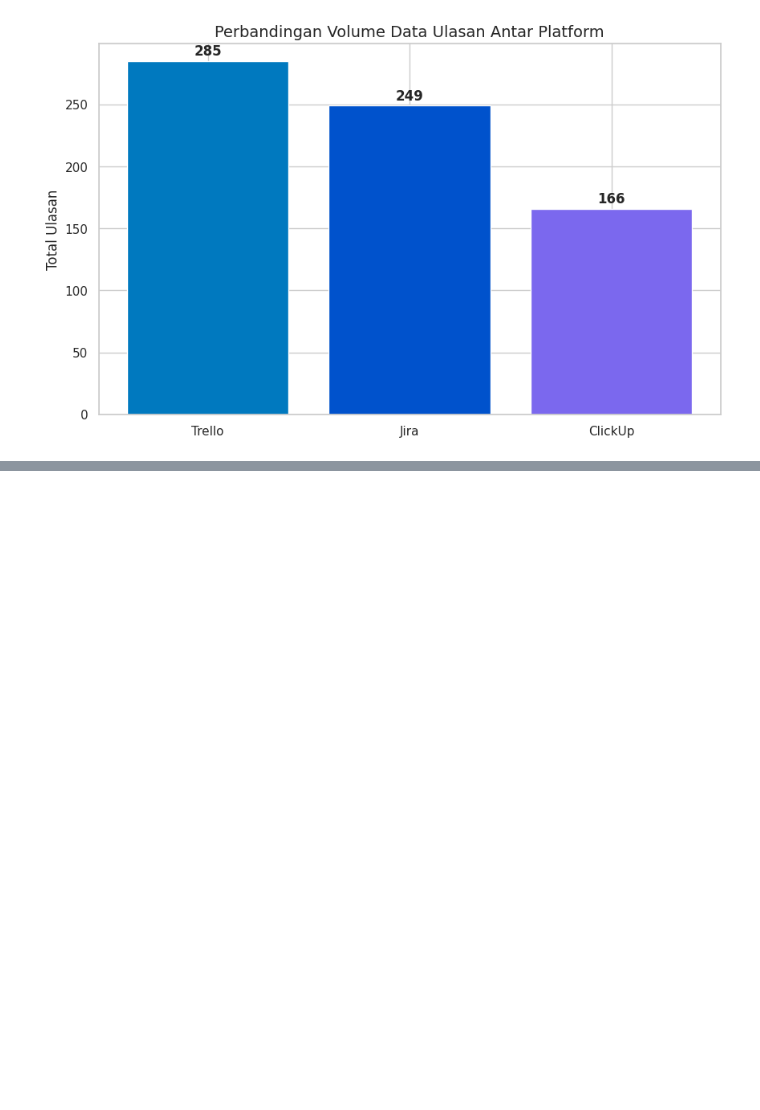
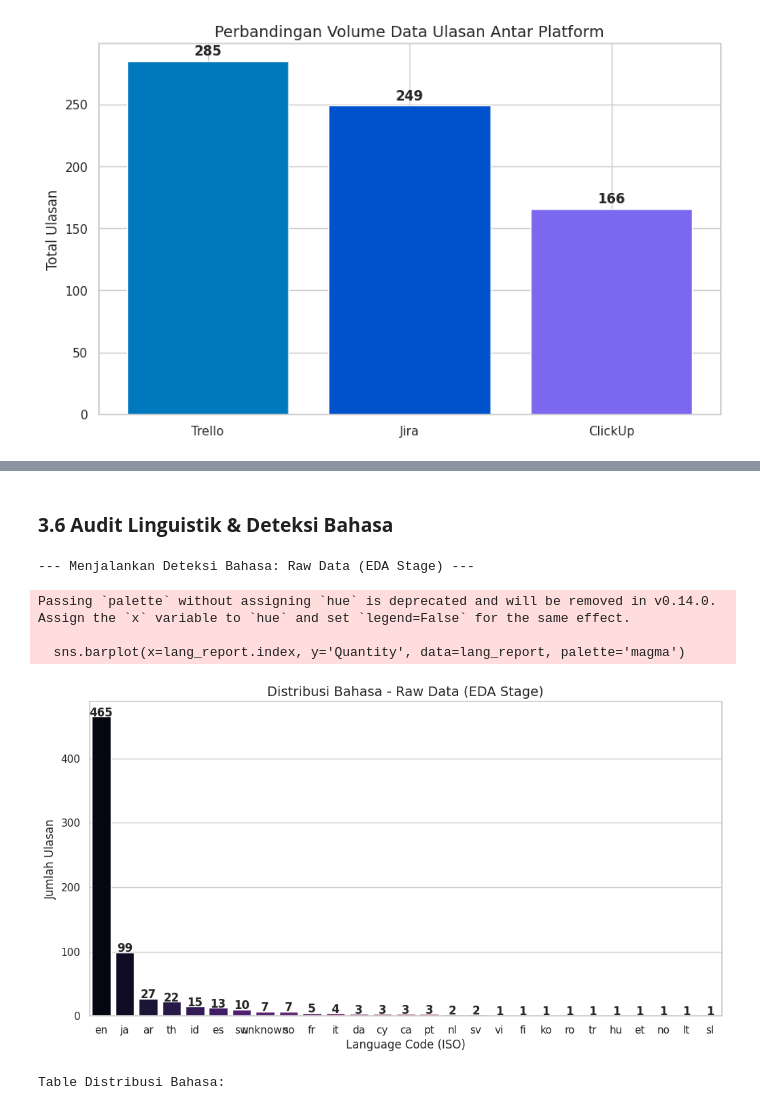
Before and after one commit to LatiefDataVisionary/pm-tools-absa-analysis, a Jupyter notebook: notebook/absa_x.ipynb, the cells around one changed output, grey strips where cells are left out. Drawn from its saved outputs; the diff is of its cells as text; code cells hidden in the pictures; blank space fills up the shorter version.

```diff
--- a/notebook/absa_x.ipynb
+++ b/notebook/absa_x.ipynb
@@ -282,0 +392,70 @@ compare_platform_volume(platform_comparison)
+# %% [markdown]
+### **3.6 Audit Linguistik & Deteksi Bahasa**
+# %%
+!pip install langdetect -q
+from langdetect import detect, DetectorFactory
+from collections import Counter
+import pandas as pd
+import matplotlib.pyplot as plt
+import seaborn as sns
+
+# Ensure reproducible results
+DetectorFactory.seed = 42
+
+def detect_language_distribution(df, title_label=""):
+    """
+    Detects languages in the 'text' column and provides a professional statistical summary.
+    """
+    def safe_detect(text):
+        try:
+            if pd.isna(text) or text.strip() == "":
+                return 'unknown'
+            return detect(text)
+        except:
+            return 'unknown'
+
+    print(f"--- Menjalankan Deteksi Bahasa: {title_label} ---")
+    df = df.copy()
+    df['detected_lang'] = df['text'].apply(safe_detect)
+
+    # Statistical aggregation
+    lang_counts = df['detected_lang'].value_counts()
+    lang_pcts = (df['detected_lang'].value_counts(normalize=True) * 100).round(3)
+
+    lang_report = pd.DataFrame({
+        'Quantity': lang_counts,
+        'Percentage (%)': lang_pcts
+    })
+
+    # Visualization
+    plt.figure(figsize=(12, 6))
+    sns.barplot(x=lang_report.index, y='Quantity', data=lang_report, palette='magma')
+    plt.title(f'Distribusi Bahasa - {title_label}')
+    plt.xlabel('Language Code (ISO)')
+    plt.ylabel('Jumlah Ulasan')
+
+    for i, v in enumerate(lang_report['Quantity']):
+        plt.text(i, v + 0.5, str(v), ha='center', fontweight='bold')
+
+    plt.show()
+
+    print("Table Distribusi Bahasa:")
+    display(lang_report)
+    return df
+
+# Menggabungkan dataset mentah (raw) tanpa filter pembersihan
+raw_combined = pd.concat([
+    trello_df.assign(platform='trello'),
+    jira_df.assign(platform='jira'),
+    clickup_df.assign(platform='clickup')
+], ignore_index=True)
+
+# Menjalankan deteksi pada data mentah
+raw_combined_with_lang = detect_language_distribution(raw_combined, "Raw Data (EDA Stage)")
+# %% [output]
+--- Menjalankan Deteksi Bahasa: Raw Data (EDA Stage) ---
+Passing `palette` without assigning `hue` is deprecated and will be removed in v0.14.0. Assign the `x` variable to `hue` and set `legend=False` for the same effect.
+
+  sns.barplot(x=lang_report.index, y='Quantity', data=lang_report, palette='magma')
+[figure, added]
+Table Distribusi Bahasa:
```
Also changed, not shown: parts of 16 cells of this notebook.
